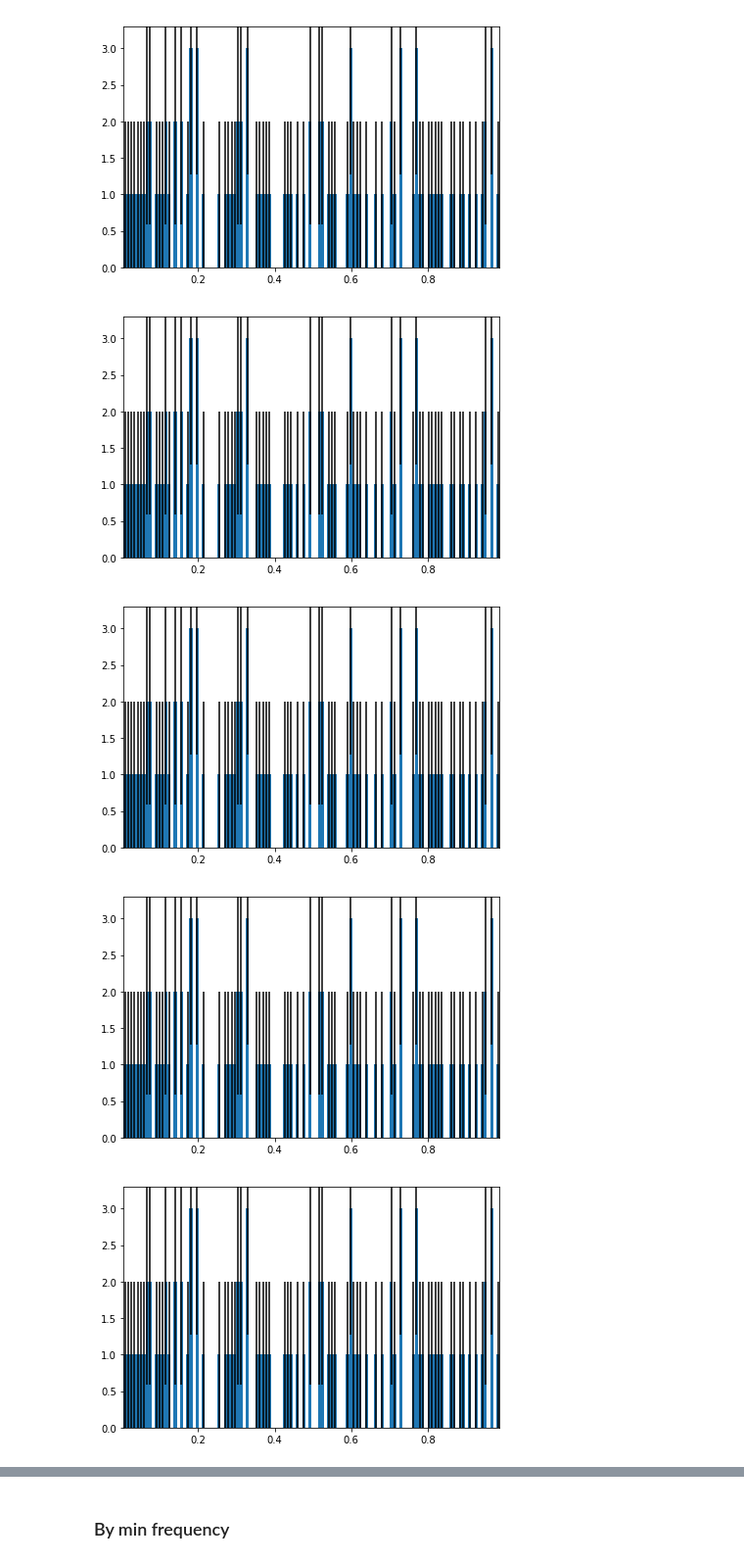
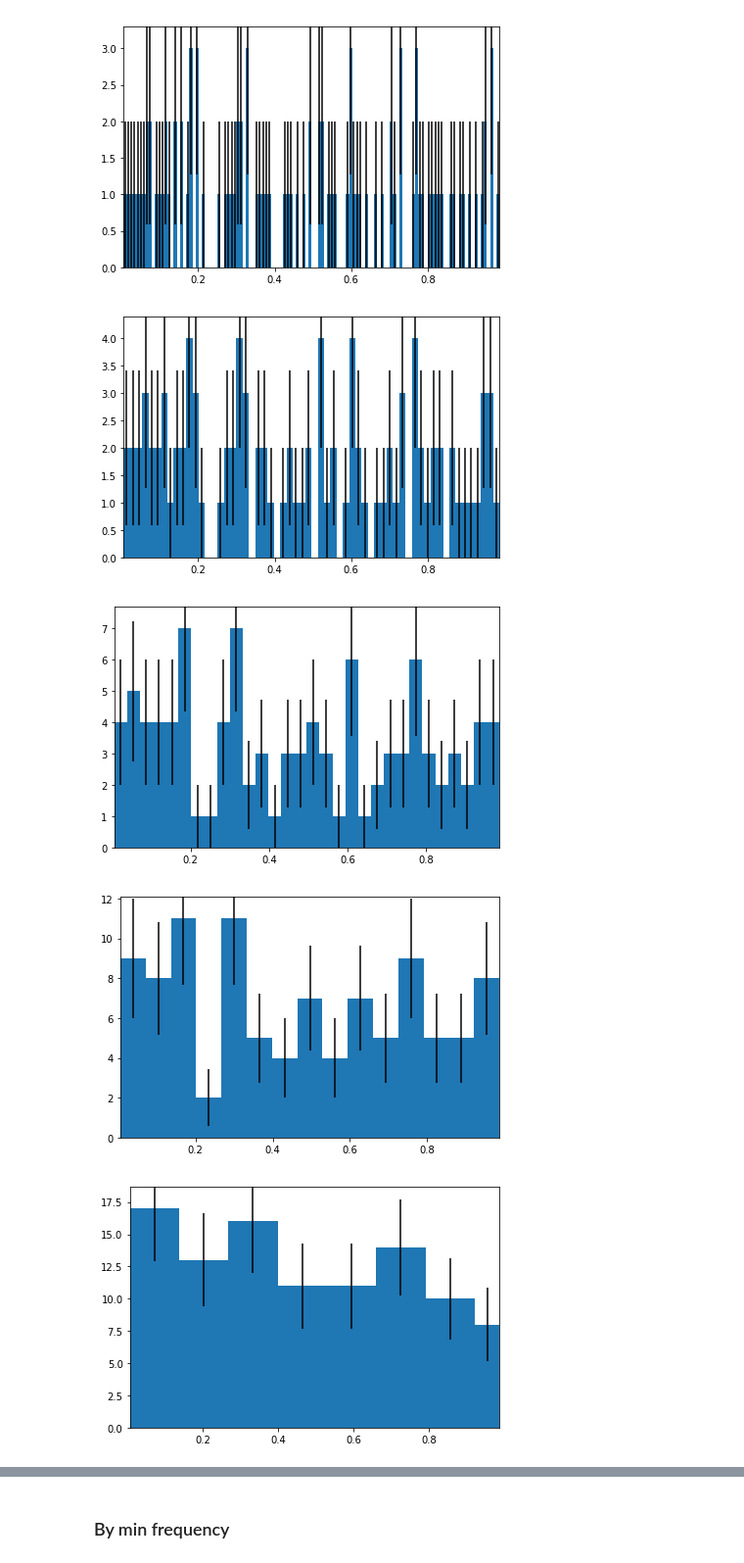
Before and after one commit to janpipek/physt, a Jupyter notebook: doc/merge-bins.ipynb, the cells around one changed output, grey strips where cells are left out. Shown at 98% size. Saved outputs shown, nothing was run; the diff lists cells and outputs as text; code cells hidden in the pictures.

```diff
--- a/doc/merge-bins.ipynb
+++ b/doc/merge-bins.ipynb
@@ -16,23 +16,23 @@ hh.plot(errors=True);
 # %% [output]
 [figure]
 # %%
-hh.merge_bins(2)
+hh.merge_bins(2, inplace=True)
 hh.plot(errors=True);
 # %% [output]
-[figure, old version]
+[figure, new version]
 # %%
-hh.merge_bins(2)
+hh.merge_bins(2, inplace=True)
 hh.plot(errors=True);
 # %% [output]
-[figure, old version]
+[figure, new version]
 # %%
-hh.merge_bins(2)
+hh.merge_bins(2, inplace=True)
 hh.plot(errors=True);
 # %% [output]
-[figure, old version]
+[figure, new version]
 # %%
-hh.merge_bins(2)
+hh.merge_bins(2, inplace=True)
 hh.plot(errors=True);
 # %% [output]
-[figure, old version]
+[figure, new version]
 # %%
```
Also changed, not shown: parts of 6 cells of this notebook.
